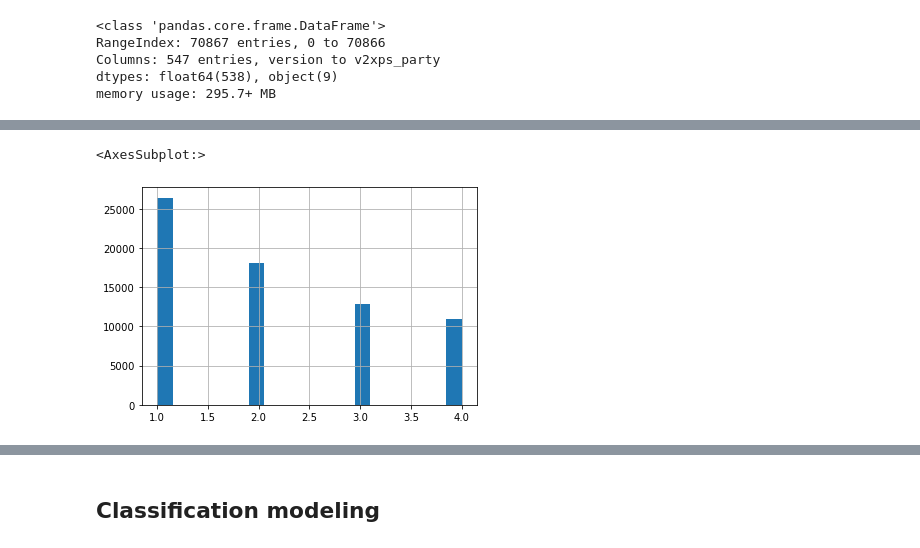
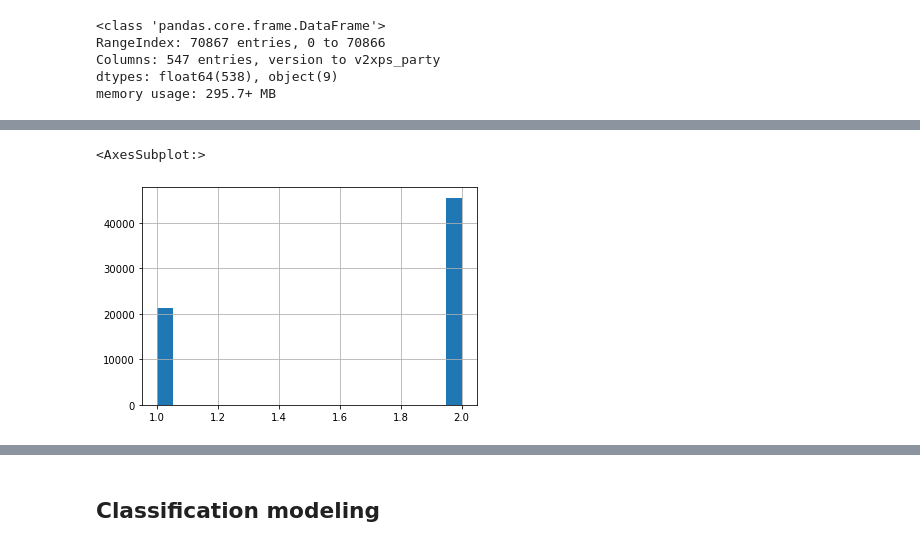
Before and after one commit to vmccready/world-values-analysis, a Jupyter notebook: exploration.ipynb, the cells around one changed output, grey strips where cells are left out. Saved outputs shown, nothing was run; the diff lists cells and outputs as text; code cells hidden in the pictures.

```diff
--- a/exploration.ipynb
+++ b/exploration.ipynb
@@ -48,6 +25,6 @@ Name: 0, dtype: object
 # %%
-data['Q142'].hist(bins=20)
+data['Q175'].hist(bins=20)
 # %% [output]
 <AxesSubplot:>
-[figure, old version]
+[figure, new version]
 # %%
```
Also changed, not shown: parts of 31 cells of this notebook, 3 other files.
